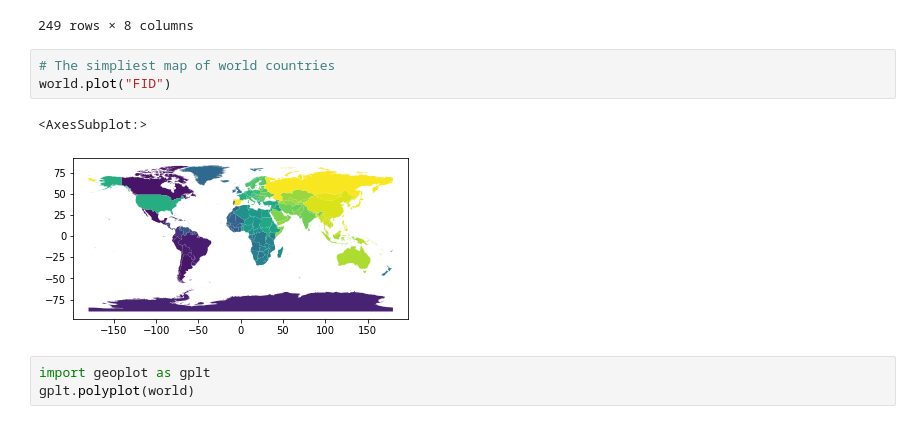
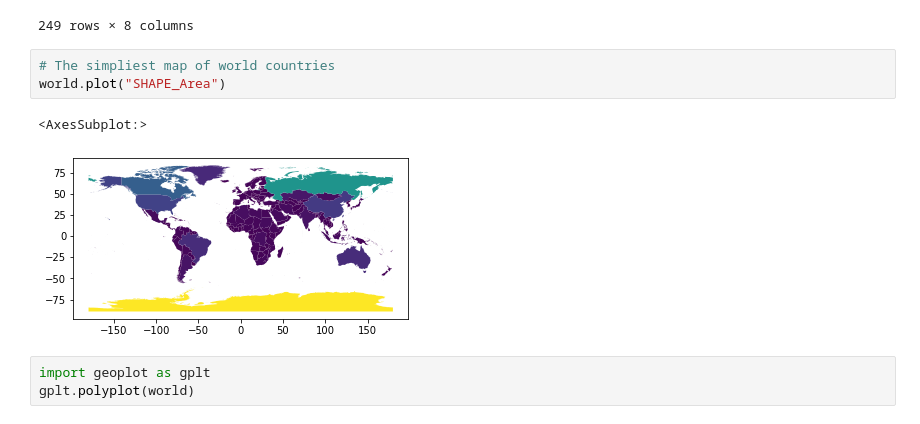
Before and after one commit to minchen-wisc/FWE375_SP22, a Jupyter notebook: Lec11/Lec11.ipynb, the cells around one changed output. Drawn from its saved outputs; the diff is of its cells as text.

```diff
--- a/Lec11/Lec11.ipynb
+++ b/Lec11/Lec11.ipynb
@@ -86,10 +104,10 @@ world
 249 rows × 8 columns
 # %%
 # The simpliest map of world countries
-world.plot("FID")
+world.plot("SHAPE_Area")
 # %% [output]
 <AxesSubplot:>
-[figure, old version]
+[figure, new version]
 # %%
 import geoplot as gplt
 gplt.polyplot(world)
```
Also changed, not shown: parts of 6 cells of this notebook, 27 other files.
